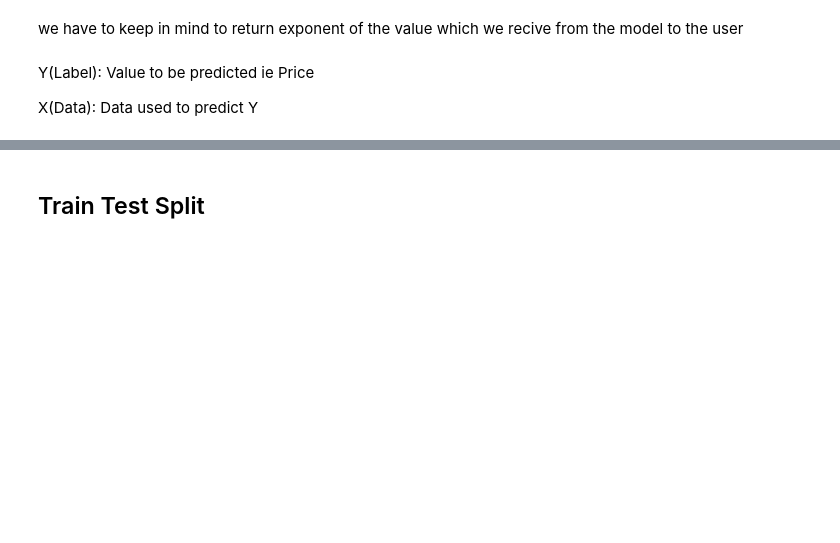
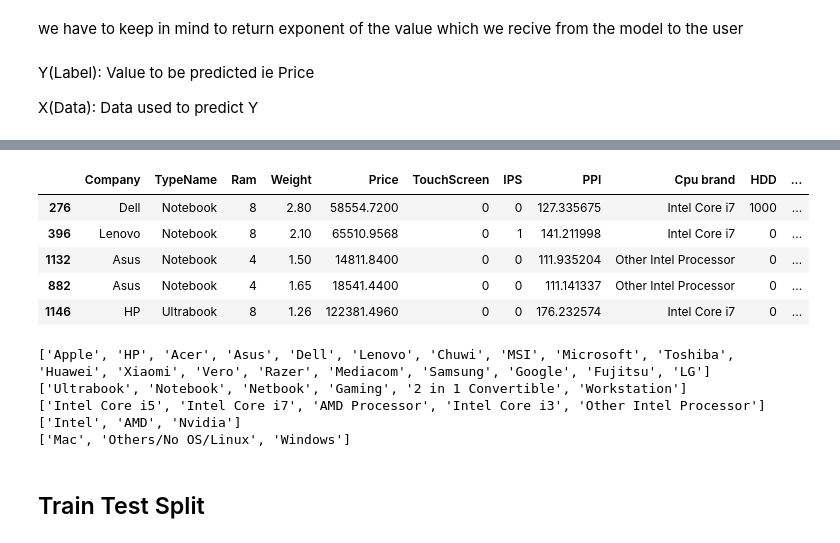
Before and after one commit to AnkitGaur2811/The-pred-center, a Jupyter notebook: MachineModels/Laptop Prize prediction/LaptopPrediction.ipynb, the cells around one changed output, grey strips where cells are left out. Saved outputs shown, nothing was run; the diff lists cells and outputs as text; code cells hidden in the pictures; blank space fills up the shorter version.

```diff
--- a/MachineModels/Laptop Prize prediction/LaptopPrediction.ipynb
+++ b/MachineModels/Laptop Prize prediction/LaptopPrediction.ipynb
@@ -832,4 +832,25 @@ Y.sample(5)
 Name: Price, dtype: float64
+# %%
+laptopdata.sample(5)
+# %% [output]
+|  | Company | TypeName | Ram | Weight | Price | TouchScreen | IPS | PPI | Cpu brand | HDD | ... |
+| 276 | Dell | Notebook | 8 | 2.80 | 58554.7200 | 0 | 0 | 127.335675 | Intel Core i7 | 1000 | ... |
+| 396 | Lenovo | Notebook | 8 | 2.10 | 65510.9568 | 0 | 1 | 141.211998 | Intel Core i7 | 0 | ... |
+| 1132 | Asus | Notebook | 4 | 1.50 | 14811.8400 | 0 | 0 | 111.935204 | Other Intel Processor | 0 | ... |
+| 882 | Asus | Notebook | 4 | 1.65 | 18541.4400 | 0 | 0 | 111.141337 | Other Intel Processor | 0 | ... |
+| 1146 | HP | Ultrabook | 8 | 1.26 | 122381.4960 | 0 | 0 | 176.232574 | Intel Core i7 | 0 | ... |
+# %%
+print(list(laptopdata['Company'].unique()))
+print(list(laptopdata['TypeName'].unique()))
+print(list(laptopdata['Cpu brand'].unique()))
+print(list(laptopdata['Gpu brand'].unique()))
+print(list(laptopdata['os'].unique()))
+# %% [output]
+['Apple', 'HP', 'Acer', 'Asus', 'Dell', 'Lenovo', 'Chuwi', 'MSI', 'Microsoft', 'Toshiba', 'Huawei', 'Xiaomi', 'Vero', 'Razer', 'Mediacom', 'Samsung', 'Google', 'Fujitsu', 'LG']
+['Ultrabook', 'Notebook', 'Netbook', 'Gaming', '2 in 1 Convertible', 'Workstation']
+['Intel Core i5', 'Intel Core i7', 'AMD Processor', 'Intel Core i3', 'Other Intel Processor']
+['Intel', 'AMD', 'Nvidia']
+['Mac', 'Others/No OS/Linux', 'Windows']
 # %% [markdown]
 ## Train Test Split
 # %%
```
Also changed, not shown: parts of 17 cells of this notebook, 4 other files.
